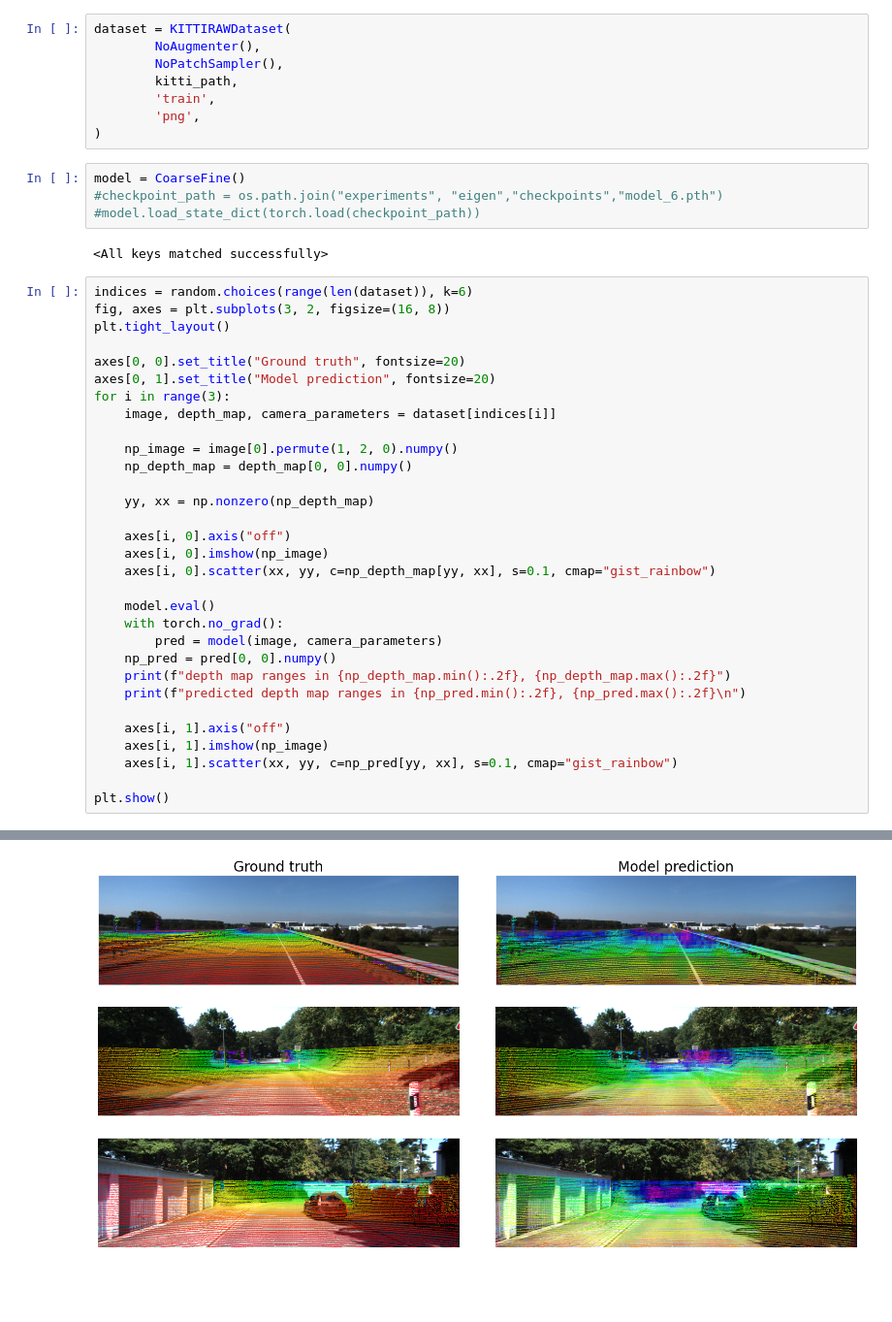
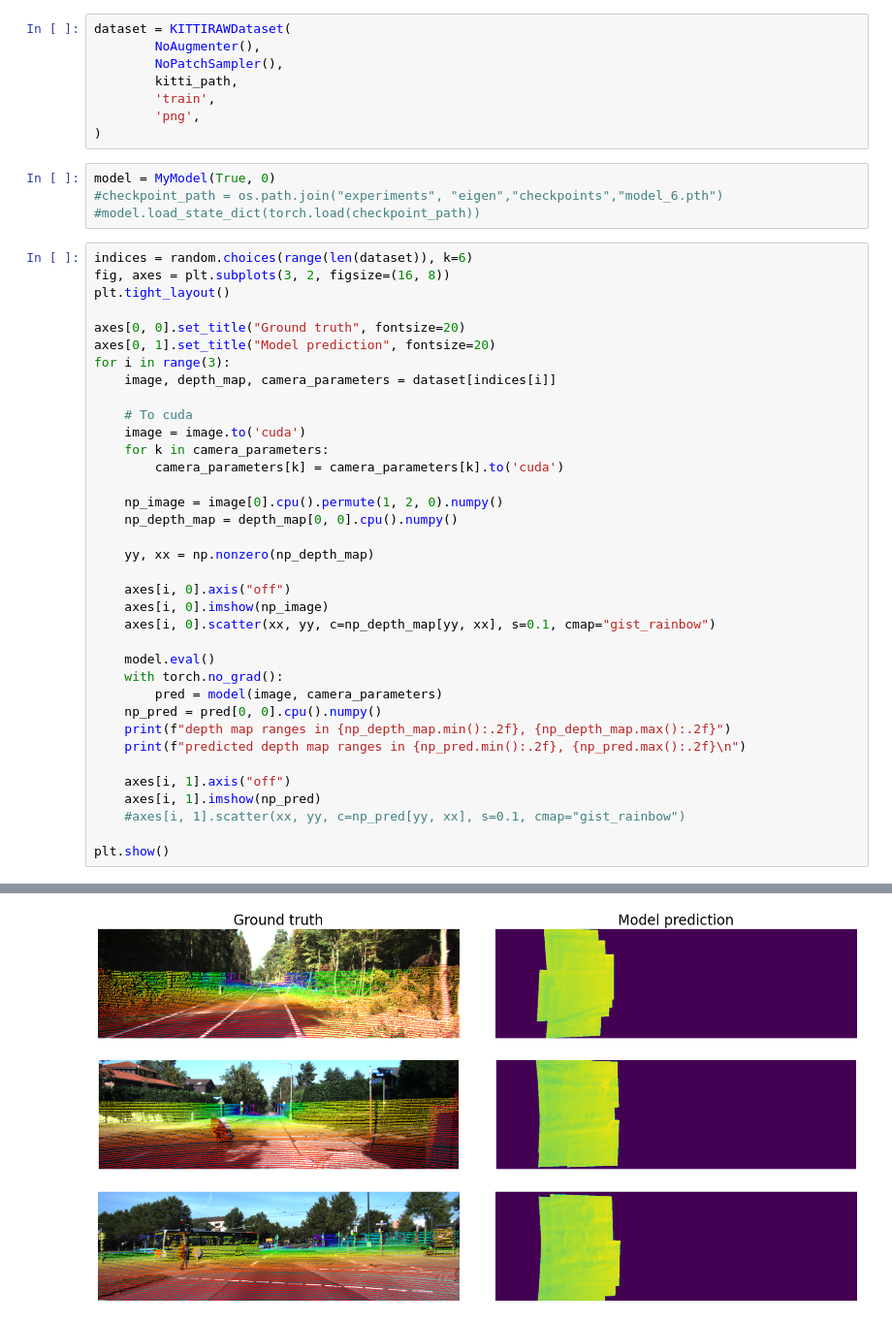
Before and after one commit to Habboista/thesis, a Jupyter notebook: visualize_models.ipynb, the cells around one changed output, grey strips where cells are left out. Shown at 97% size. Saved outputs shown, nothing was run; the diff lists cells and outputs as text; blank space fills up the shorter version.

```diff
--- a/visualize_models.ipynb
+++ b/visualize_models.ipynb
@@ -23,11 +23,9 @@ dataset = KITTIRAWDataset(
         'png',
 )
 # %%
-model = CoarseFine()
+model = MyModel(True, 0)
 #checkpoint_path = os.path.join("experiments", "eigen","checkpoints","model_6.pth")
 #model.load_state_dict(torch.load(checkpoint_path))
-# %% [output]
-<All keys matched successfully>
 # %%
 indices = random.choices(range(len(dataset)), k=6)
 fig, axes = plt.subplots(3, 2, figsize=(16, 8))
@@ -38,8 +36,13 @@ axes[0, 1].set_title("Model prediction", fontsize=20)
 for i in range(3):
     image, depth_map, camera_parameters = dataset[indices[i]]
 
-    np_image = image[0].permute(1, 2, 0).numpy()
-    np_depth_map = depth_map[0, 0].numpy()
+    # To cuda
+    image = image.to('cuda')
+    for k in camera_parameters:
+        camera_parameters[k] = camera_parameters[k].to('cuda')
+
+    np_image = image[0].cpu().permute(1, 2, 0).numpy()
+    np_depth_map = depth_map[0, 0].cpu().numpy()
 
     yy, xx = np.nonzero(np_depth_map)
 
@@ -50,13 +53,13 @@ for i in range(3):
     model.eval()
     with torch.no_grad():
         pred = model(image, camera_parameters)
-    np_pred = pred[0, 0].numpy()
+    np_pred = pred[0, 0].cpu().numpy()
     print(f"depth map ranges in {np_depth_map.min():.2f}, {np_depth_map.max():.2f}")
     print(f"predicted depth map ranges in {np_pred.min():.2f}, {np_pred.max():.2f}\n")
 
     axes[i, 1].axis("off")
-    axes[i, 1].imshow(np_image)
-    axes[i, 1].scatter(xx, yy, c=np_pred[yy, xx], s=0.1, cmap="gist_rainbow")
+    axes[i, 1].imshow(np_pred)
+    #axes[i, 1].scatter(xx, yy, c=np_pred[yy, xx], s=0.1, cmap="gist_rainbow")
 
 plt.show()
 # %% [output]
@@ -71 +83 @@ predicted depth map ranges in 1.77, 20.05
-[figure, old version]
+[figure, new version]
```
Also changed, not shown: parts of 1 cell of this notebook, 4 other files.
